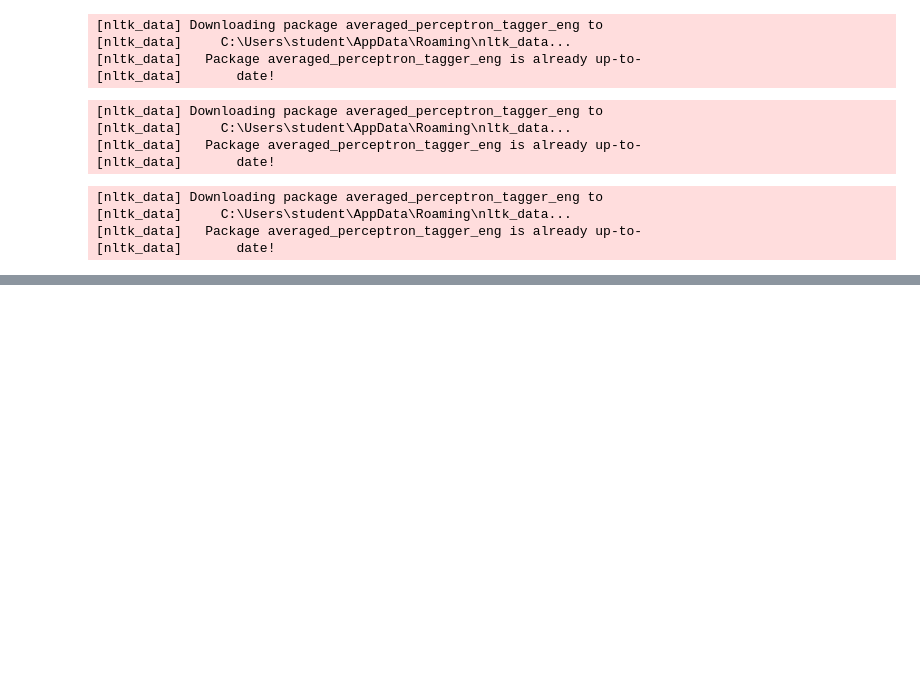
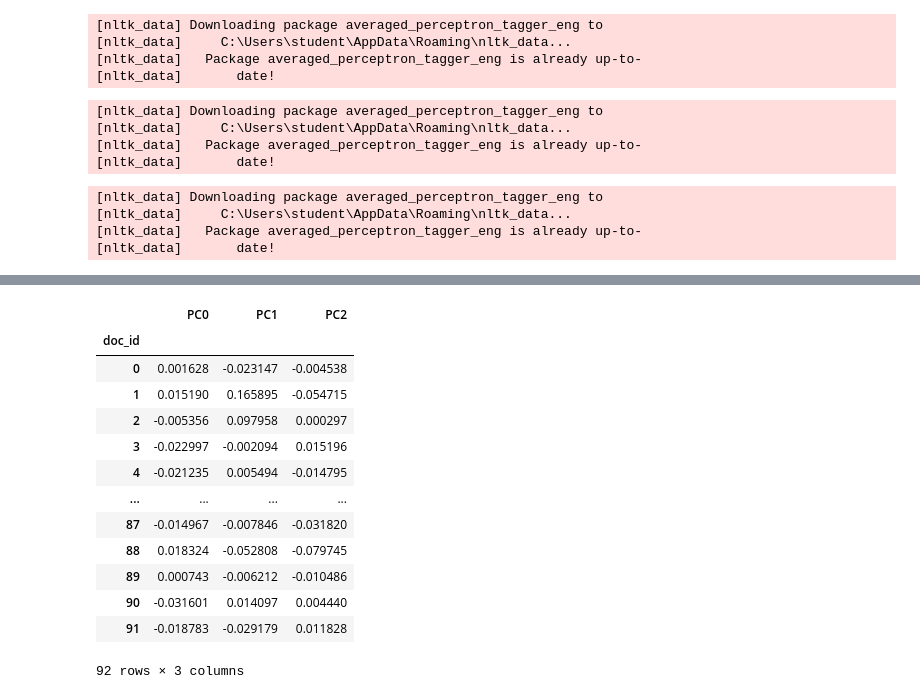
Before and after one commit to caroline-kranefuss/evolving_sentiment_climate, a Jupyter notebook: notebooks/PCA_LDA.ipynb, the cells around one changed output, grey strips where cells are left out. Drawn from its saved outputs; the diff is of its cells as text; code cells hidden in the pictures; blank space fills up the shorter version.

```diff
--- a/notebooks/PCA_LDA.ipynb
+++ b/notebooks/PCA_LDA.ipynb
@@ -131,0 +132,25 @@ TCM
+# %%
+# Make a components table that essentially documents the explained variance of each term
+# I.e., how much each term is part of any given component
+# This will help in defining the components' meanings
+COMPS = pd.DataFrame(pca_engine.components_.T * np.sqrt(pca_engine.explained_variance_))
+# Formatting and settings (columns, index, transpose for easy viewing)
+COMPS.columns = ["PC{}".format(i) for i in COMPS.columns]
+COMPS.index = THETA.T.columns
+# COMPS.index.name = 'term_str'
+COMPS
+# %% [output]
+|  | PC0 | PC1 | PC2 |
+| doc_id |  |  |  |
+| 0 | 0.001628 | -0.023147 | -0.004538 |
+| 1 | 0.015190 | 0.165895 | -0.054715 |
+| 2 | -0.005356 | 0.097958 | 0.000297 |
+| 3 | -0.022997 | -0.002094 | 0.015196 |
+| 4 | -0.021235 | 0.005494 | -0.014795 |
+| ... | ... | ... | ... |
+| 87 | -0.014967 | -0.007846 | -0.031820 |
+| 88 | 0.018324 | -0.052808 | -0.079745 |
+| 89 | 0.000743 | -0.006212 | -0.010486 |
+| 90 | -0.031601 | 0.014097 | 0.004440 |
+| 91 | -0.018783 | -0.029179 | 0.011828 |
+92 rows × 3 columns
```
Also changed, not shown: parts of 6 cells of this notebook, 10 other files.
